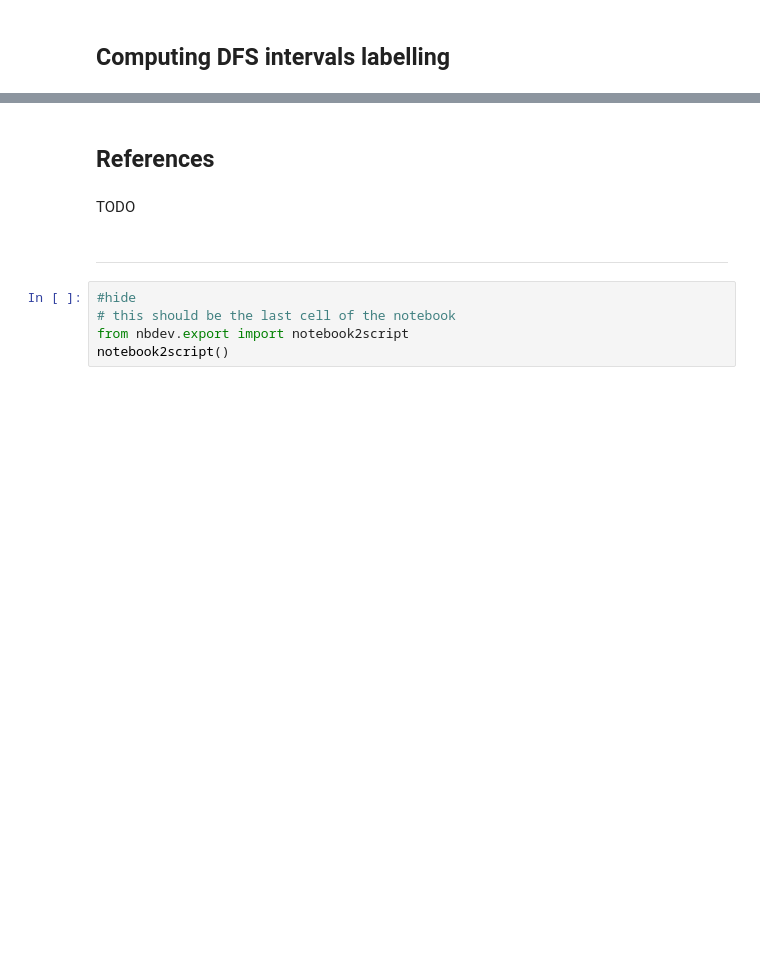
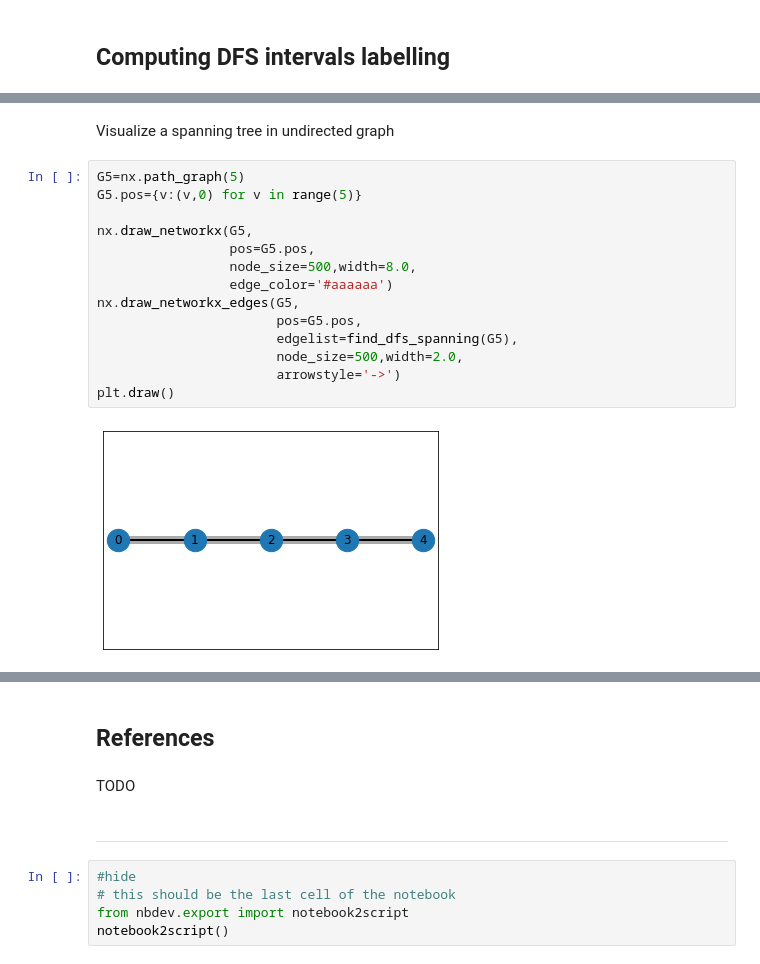
Before and after one commit to jnareb/git-commit-graph-ext, a Jupyter notebook: 07_interval_labels.ipynb, the cells around one changed output, grey strips where cells are left out. Saved outputs shown, nothing was run; the diff lists cells and outputs as text; blank space fills up the shorter version.

```diff
--- a/07_interval_labels.ipynb
+++ b/07_interval_labels.ipynb
@@ -434,0 +485,18 @@ Commit graph with the spanning forest and min-post intervals:
+# %% [markdown]
+Visualize a spanning tree in undirected graph
+# %%
+G5=nx.path_graph(5)
+G5.pos={v:(v,0) for v in range(5)}
+
+nx.draw_networkx(G5,
+                 pos=G5.pos,
+                 node_size=500,width=8.0,
+                 edge_color='#aaaaaa')
+nx.draw_networkx_edges(G5,
+                       pos=G5.pos,
+                       edgelist=find_dfs_spanning(G5),
+                       node_size=500,width=2.0,
+                       arrowstyle='->')
+plt.draw()
+# %% [output]
+[figure, added]
```
Also changed, not shown: parts of 25 cells of this notebook, 2 other files.
